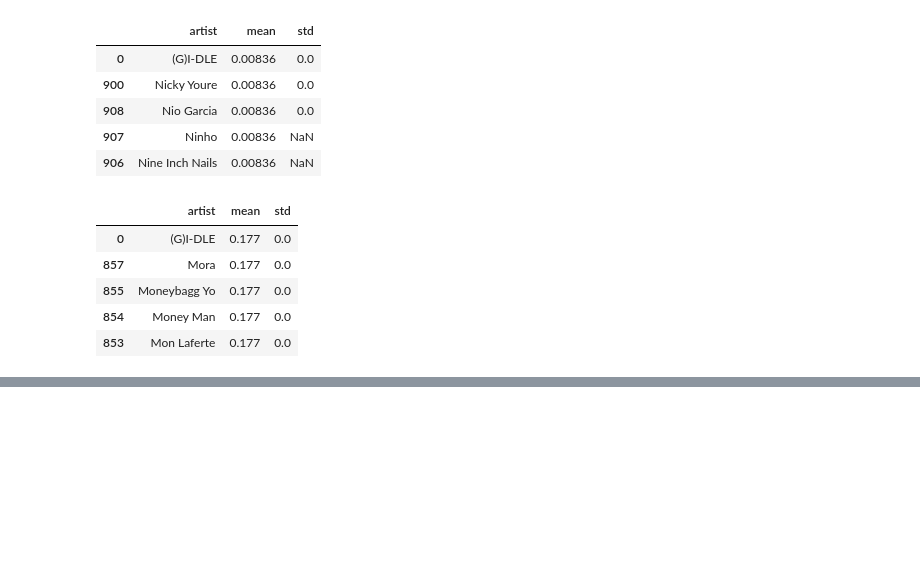
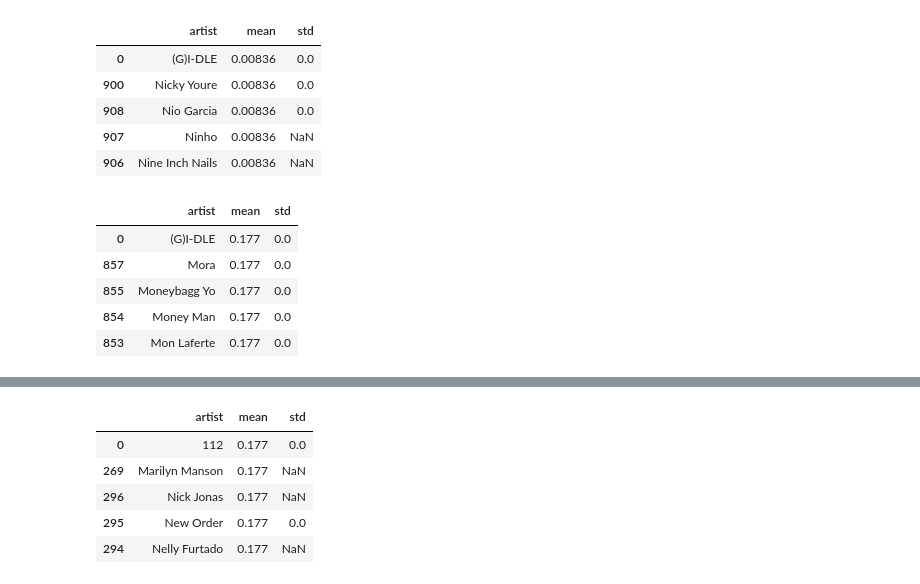
Before and after one commit to AndreaGonzalezG/Evaluacion_intermedia_mod3, a Jupyter notebook: Evaluacion_intermedia_mod3.ipynb, the cells around one changed output, grey strips where cells are left out. Cells and saved outputs as stored; diff of their text form; code cells hidden in the pictures; blank space fills up the shorter version.

```diff
--- a/Evaluacion_intermedia_mod3.ipynb
+++ b/Evaluacion_intermedia_mod3.ipynb
@@ -377,0 +401,11 @@ est_single_spe.head(5)
+# %%
+est_comp_spe=df_compilation.groupby("artist")["speechiness"].agg(["mean","std"]).reset_index().sort_values("mean", ascending=False)
+
+est_comp_spe.head(5)
+# %% [output]
+|  | artist | mean | std |
+| 0 | 112 | 0.177 | 0.0 |
+| 269 | Marilyn Manson | 0.177 | NaN |
+| 296 | Nick Jonas | 0.177 | NaN |
+| 295 | New Order | 0.177 | 0.0 |
+| 294 | Nelly Furtado | 0.177 | NaN |
```
Also changed, not shown: parts of 5 cells of this notebook.
